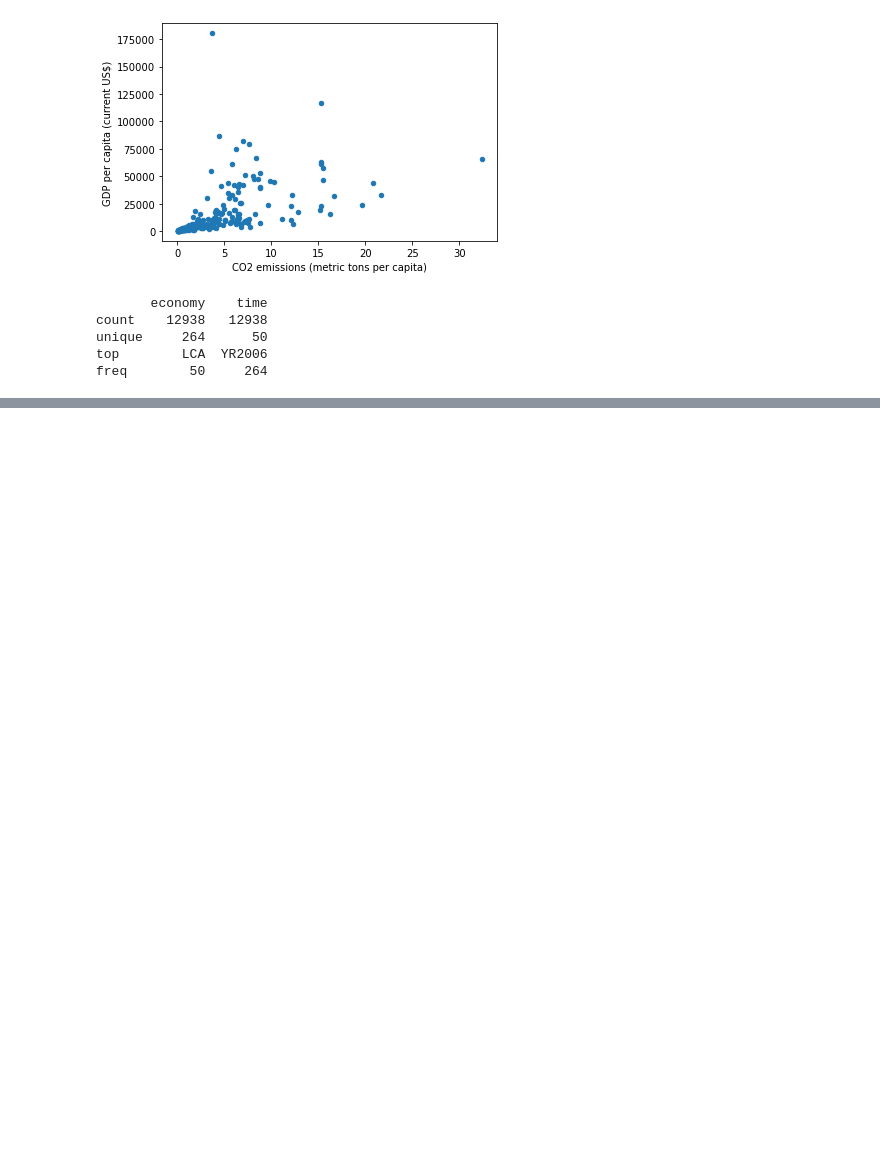
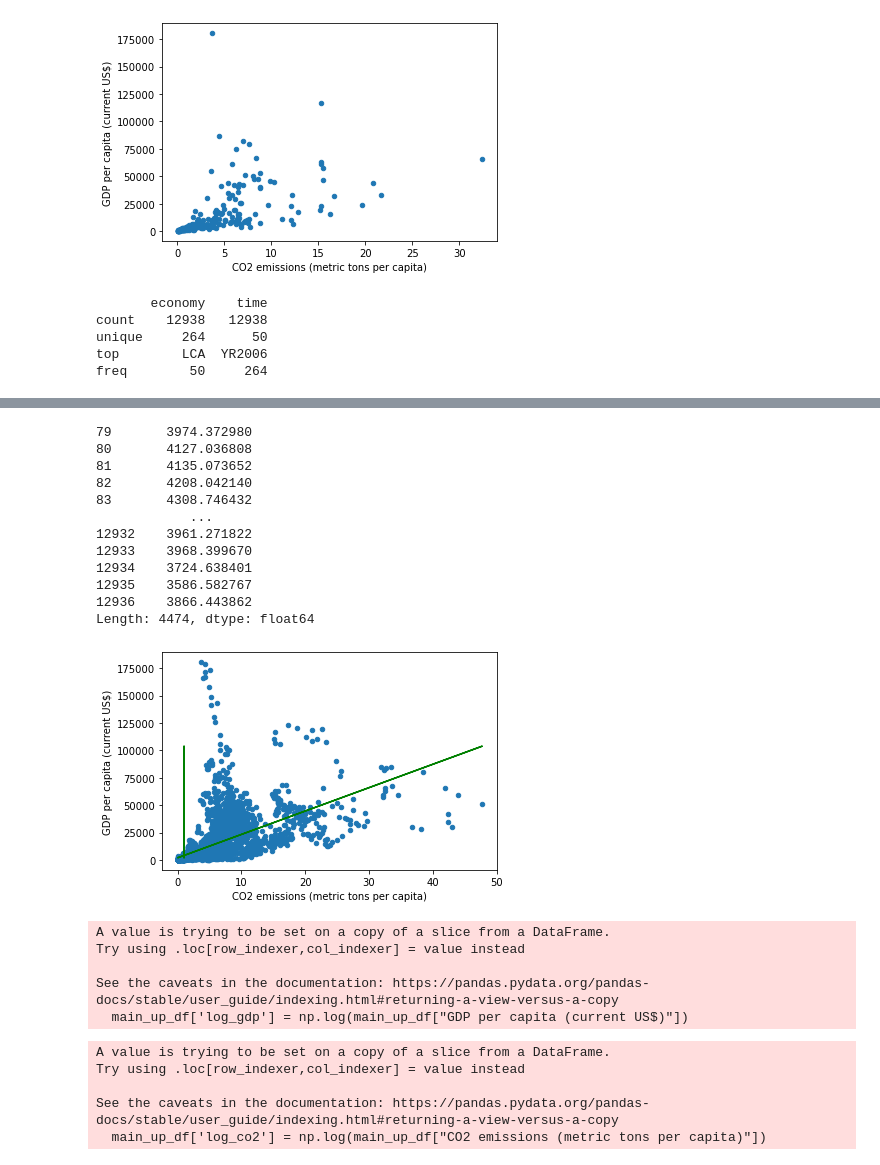
Before and after one commit to CS521-Burstein/final-project-anjaliagr, a Jupyter notebook: Data analysis.ipynb, the cells around one changed output, grey strips where cells are left out. Cells and saved outputs as stored; diff of their text form; code cells hidden in the pictures; blank space fills up the shorter version.

Commit message:
log data

```diff
--- a/Data analysis.ipynb
+++ b/Data analysis.ipynb
@@ -129,3 +129,10 @@ count    12938   12938
 unique     264      50
 top        LCA  YR2006
 freq        50     264
+# %%
+main_df = df[df['time'] >= 'YR2000']
+
+
+             #['YR2000','YR2001', 'YR2002', 'YR2003', 'YR2004', 'YR2005','YR2006', 'YR2007', 'YR2008', 'YR2009','YR2010', 'YR2011', 'YR2012', 'YR2013', 'YR2014', 'YR2015', 'YR2016','YR2017','YR2018']]
+
+main_up_df = main_df.dropna(subset=['CO2 emissions (metric tons per capita)', 'GDP per capita (current US$)'])
@@ -131,0 +161,17 @@ freq        50     264
+# %%
+X = main_up_df['CO2 emissions (metric tons per capita)']
+Y = main_up_df['GDP per capita (current US$)']
+X = sm.add_constant(X)
+
+model = sm.OLS(Y, X).fit()
+predictions2 = model.predict(X)
+
+print_model = model.summary()
+print(print_model)
+
+#plt.plot(X, predictions, color ='green')
+
+
+#z = np.polyfit(x, y, 1)
+#p = np.poly1d(z)
+#plt.plot(x,predictions,"red")
@@ -131,0 +196,37 @@ freq        50     264
+# %%
+main_up_df.plot.scatter('CO2 emissions (metric tons per capita)', 'GDP per capita (current US$)')
+plt.plot(X, predictions2, color ='green')
+#z = np.polyfit(x, y, 1)
+#p = np.poly1d(z)
+#plt.plot(X,predictions,"red")
+print(predictions2)
+# %% [output]
+79       3974.372980
+80       4127.036808
+81       4135.073652
+82       4208.042140
+83       4308.746432
+            ...
+12932    3961.271822
+12933    3968.399670
+12934    3724.638401
+12935    3586.582767
+12936    3866.443862
+Length: 4474, dtype: float64
+[figure, added]
+# %%
+main_up_df['log_gdp'] = np.log(main_up_df["GDP per capita (current US$)"])
+# %% [output]
+A value is trying to be set on a copy of a slice from a DataFrame.
+Try using .loc[row_indexer,col_indexer] = value instead
+
+See the caveats in the documentation: https://pandas.pydata.org/pandas-docs/stable/user_guide/indexing.html#returning-a-view-versus-a-copy
+  main_up_df['log_gdp'] = np.log(main_up_df["GDP per capita (current US$)"])
+# %%
+main_up_df['log_co2'] = np.log(main_up_df["CO2 emissions (metric tons per capita)"])
+# %% [output]
+A value is trying to be set on a copy of a slice from a DataFrame.
+Try using .loc[row_indexer,col_indexer] = value instead
+
+See the caveats in the documentation: https://pandas.pydata.org/pandas-docs/stable/user_guide/indexing.html#returning-a-view-versus-a-copy
+  main_up_df['log_co2'] = np.log(main_up_df["CO2 emissions (metric tons per capita)"])
```
Also changed, not shown: parts of 4 cells of this notebook, 1 other file.
